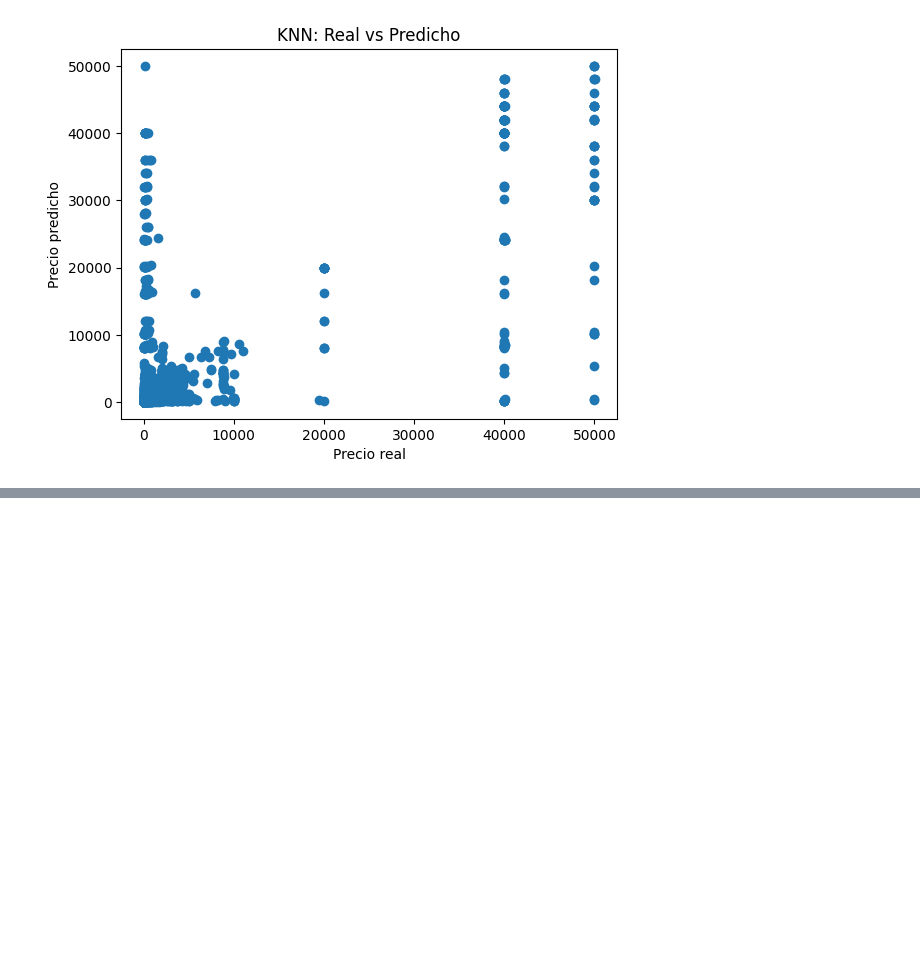
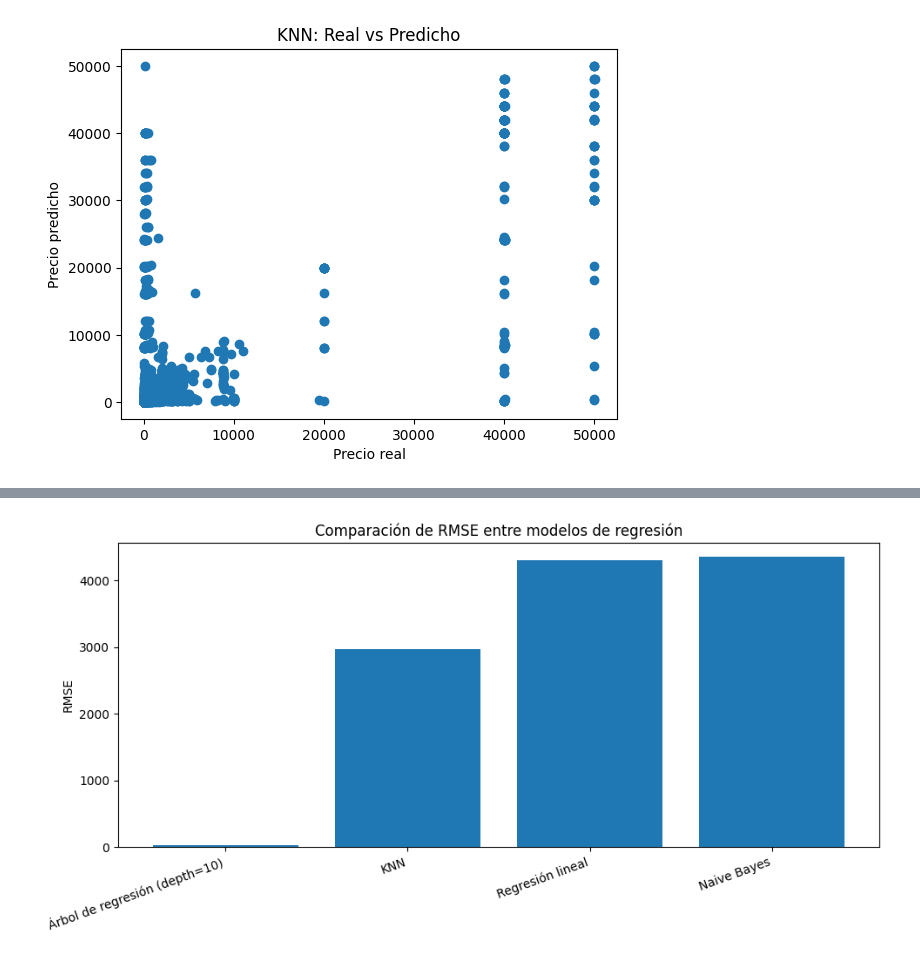
Before and after one commit to Ninaswiftie09/Mineria-de-Datos, a Jupyter notebook: lab6_knn_regresion.ipynb, the cells around one changed output, grey strips where cells are left out. Drawn from its saved outputs; the diff is of its cells as text; code cells hidden in the pictures; blank space fills up the shorter version.

```diff
--- a/lab6_knn_regresion.ipynb
+++ b/lab6_knn_regresion.ipynb
@@ -167,0 +217,14 @@ plt.show()
+# %%
+import matplotlib.pyplot as plt
+
+tabla_plot = comparacion_modelos.sort_values("RMSE", ascending=True)
+
+plt.figure(figsize=(10,5))
+plt.bar(tabla_plot["Modelo"], tabla_plot["RMSE"])
+plt.xticks(rotation=20, ha="right")
+plt.ylabel("RMSE")
+plt.title("Comparación de RMSE entre modelos de regresión")
+plt.tight_layout()
+plt.show()
+# %% [output]
+[figure, added]
```
Also changed, not shown: parts of 6 cells of this notebook.
